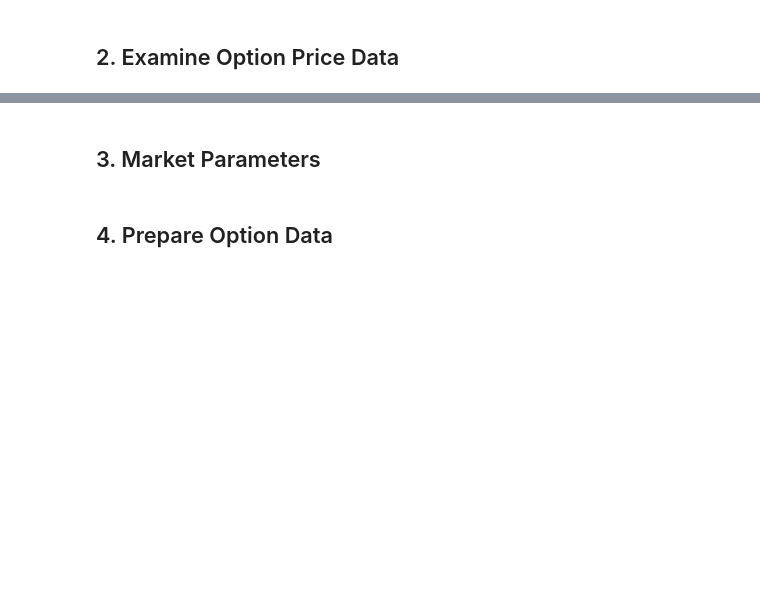
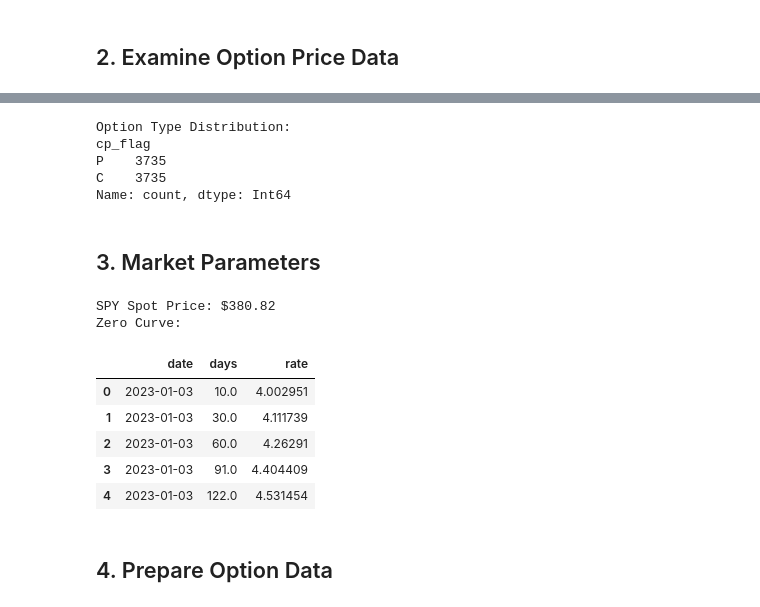
Before and after one commit to fightforbelief/inverse-iv-surface-pinn, a Jupyter notebook: notebooks/eda.ipynb, the cells around one changed output, grey strips where cells are left out. Drawn from its saved outputs; the diff is of its cells as text; code cells hidden in the pictures; blank space fills up the shorter version.

```diff
--- a/notebooks/eda.ipynb
+++ b/notebooks/eda.ipynb
@@ -85,21 +113,34 @@ op_df[['strike_price', 'best_bid', 'best_offer', 'volume', 'open_interest', 'imp
 # %%
-print("
-Option Type Distribution:")
+print("Option Type Distribution:")
 print(op_df['cp_flag'].value_counts())
+# %% [output]
+Option Type Distribution:
+cp_flag
+P    3735
+C    3735
+Name: count, dtype: Int64
 # %% [markdown]
 ## 3. Market Parameters
 # %%
 security_df = data.get('security_price')
 zero_curve_df = data.get('zero_curve')
 if security_df is None or zero_curve_df is None:
     raise KeyError("security_price and zero_curve parquet files are required for downstream processing")
 
 spot_price = get_spot_price(security_df)
 print(f"SPY Spot Price: ${spot_price:.2f}")
 
-print("
-Zero Curve:")
+print("Zero Curve:")
 zero_curve_df.head()
+# %% [output]
+SPY Spot Price: $380.82
+Zero Curve:
+|  | date | days | rate |
+| 0 | 2023-01-03 | 10.0 | 4.002951 |
+| 1 | 2023-01-03 | 30.0 | 4.111739 |
+| 2 | 2023-01-03 | 60.0 | 4.26291 |
+| 3 | 2023-01-03 | 91.0 | 4.404409 |
+| 4 | 2023-01-03 | 122.0 | 4.531454 |
 # %% [markdown]
 ## 4. Prepare Option Data
 # %%
```
Also changed, not shown: parts of 15 cells of this notebook, 1 other file.
